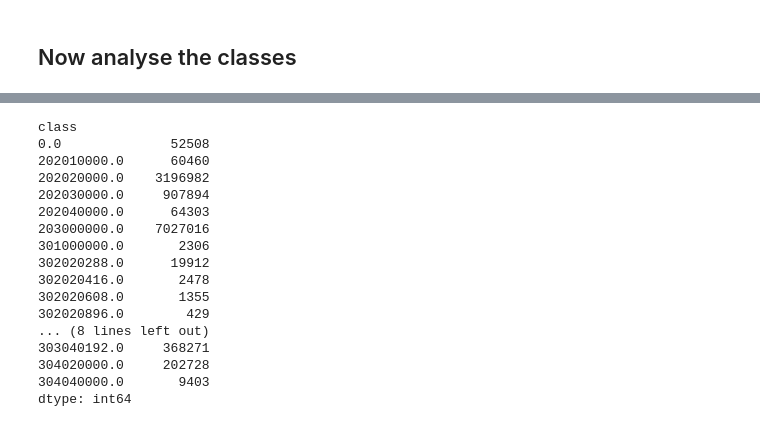
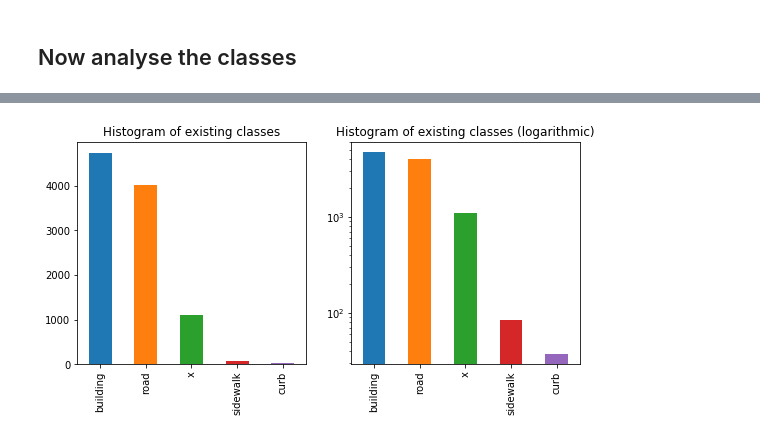
Before and after one commit to NoemiRoecklinger/dissertation, a Jupyter notebook: 2_analyseClasses.ipynb, the cells around one changed output, grey strips where cells are left out. Drawn from its saved outputs; the diff is of its cells as text; code cells hidden in the pictures.

Commit message:
Analyse classes morning session 20072018

```diff
--- a/2_analyseClasses.ipynb
+++ b/2_analyseClasses.ipynb
@@ -35,3 +37,7 @@ df.head()
 | 2 | 1903.428223 | 21122.480469 | 38.990547 | 1907.910767 | 21121.59375 | 41.326397 | -9.559498 | -1.059231 | 0.0 | 303040192.0 | ... |
 | 3 | 1903.451538 | 21122.476562 | 38.991211 | 1907.910645 | 21121.59375 | 41.326786 | -10.209500 | -1.057138 | 0.0 | 303040192.0 | ... |
 | 4 | 1903.474854 | 21122.470703 | 38.991467 | 1907.910400 | 21121.59375 | 41.327194 | -10.499502 | -1.054956 | 0.0 | 303040192.0 | ... |
+# %%
+# Convert the two columns ID and CLASS into integer values
+df = df.astype({"id": 'int64', "class": 'int64'})
+df.head()
@@ -38,3 +51,6 @@ df.head()
+# %%
+# Create a subsample to continue working with during the day so Dave can work on his computer
+df = df[:10000]
 # %% [markdown]
 ## Now analyse the classes
 # %%
@@ -46,0 +112,6 @@ Number of attributes: 12
+# %%
+# Create a LookUpTable with all class codes that are in the class column (e.g. 0: unclassified)
+lut_classCodes = df['class'].unique().tolist()
+lut_classCodes.sort()
+print type(lut_classCodes)
+print lut_classCodes
@@ -46,0 +121,19 @@ Number of attributes: 12
+# %%
+# Create a new column in the dataframe and now fill it with categorial data
+df["class_category"] = df["class"]
+
+# This is the whole LUT to use later when I actually process the full data set
+lut_classnames = ["unclassified", "other_ground", "road", "sidewalk", "curb", "building", "other_object",
+                  "x1", "x2", "x3", "x4", "x5", "grid", "pedestrian", "x6", "x7", "x8", "x9", "x10",
+                  "x11", "tree", "potted_plant"]
+lut_subset_10000 = ["road", "sidewalk", "curb", "building", "x"]
+
+##########
+# IMPORTANT: change that later to run with full dataset
+
+# Modify that column to visualise it
+if len(lut_classCodes) == len(lut_subset_10000):
+    for count, elem in enumerate(lut_classCodes):
+        df["class_category"].where(df["class_category"] != elem, lut_subset_10000[count], inplace=True)
+else:
+    print("LUT must have same length")
@@ -67,20 +158,8 @@ Name: class, dtype: int64
-# %%
-df.groupby('class').size()
-# %% [output]
-class
-0.0              52508
-202010000.0      60460
-202020000.0    3196982
-202030000.0     907894
-202040000.0      64303
-203000000.0    7027016
-301000000.0       2306
-302020288.0      19912
-302020416.0       2478
-302020608.0       1355
-302020896.0        429
-... (8 lines left out)
-303040192.0     368271
-304020000.0     202728
-304040000.0       9403
-dtype: int64
+# %%
+plt.figure(figsize=(9,9))
+plt.subplot(221), df['class_category'].value_counts().plot(kind='bar', logy=False,
+                                                           title="Histogram of existing classes")
+plt.subplot(222), df['class_category'].value_counts().plot(kind='bar', logy=True,
+                                                           title="Histogram of existing classes (logarithmic)"), plt.show();
+# %% [output]
+[figure, added]
```
Also changed, not shown: parts of 11 cells of this notebook.
